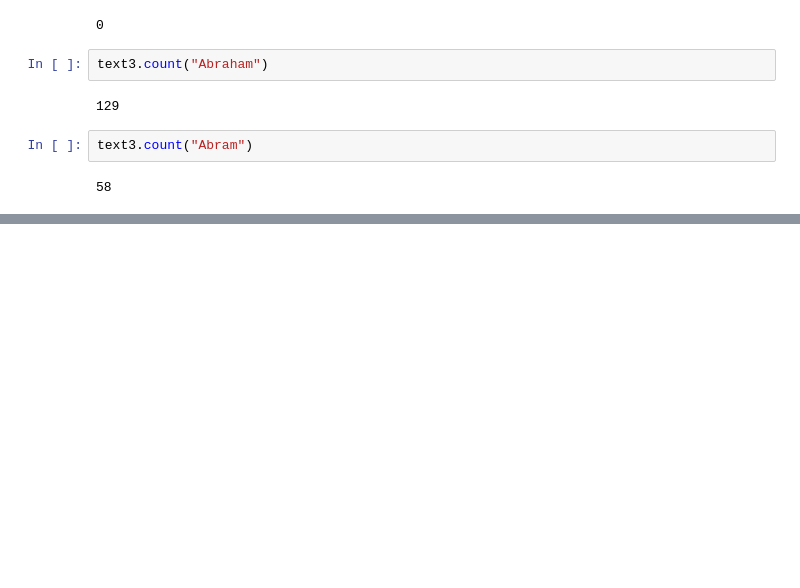
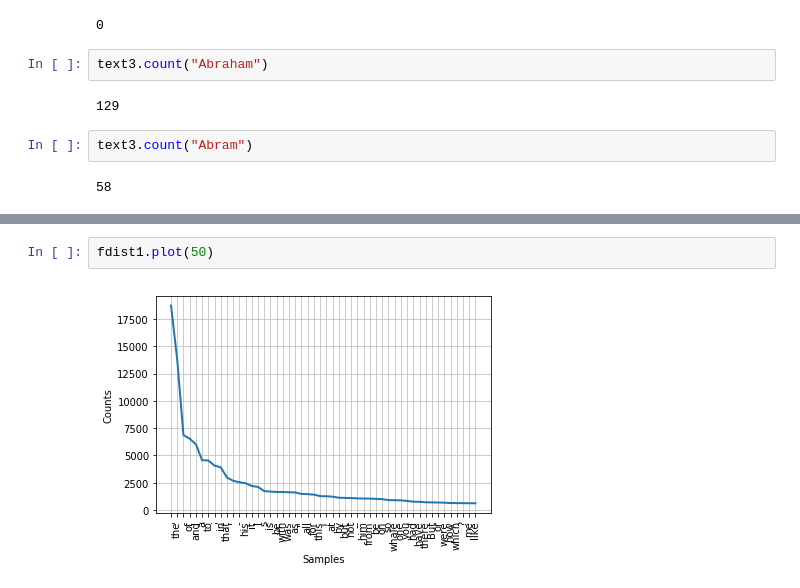
Before and after one commit to drewbrns/houdini, a Jupyter notebook: playground/notebooks/Learning NLTK.ipynb, the cells around one changed output, grey strips where cells are left out. Cells and saved outputs as stored; diff of their text form; blank space fills up the shorter version.

```diff
--- a/playground/notebooks/Learning NLTK.ipynb
+++ b/playground/notebooks/Learning NLTK.ipynb
@@ -120,0 +267,4 @@ text3.count("Abram")
+# %%
+fdist1.plot(50)
+# %% [output]
+[figure, added]
```
Also changed, not shown: parts of 23 cells of this notebook, 3 other files.
